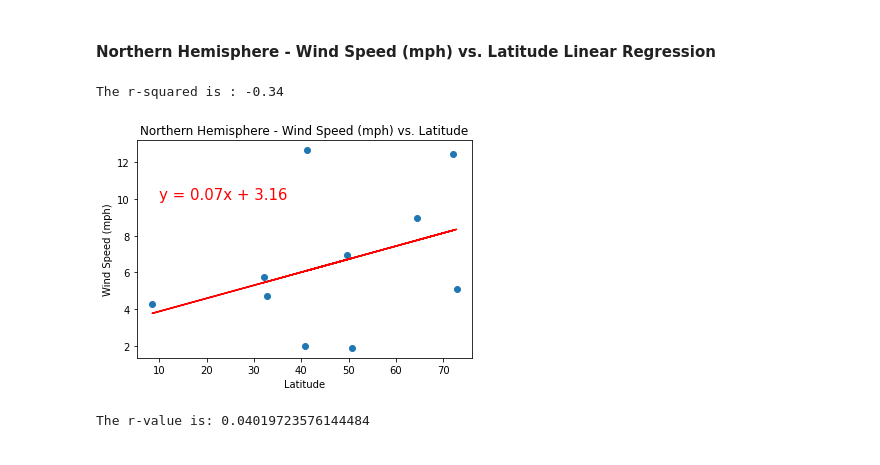
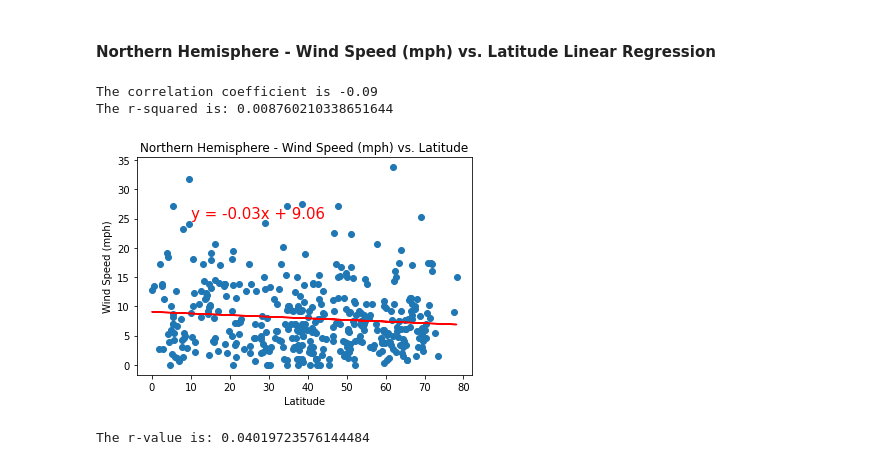
Before and after one commit to ambervanharskamp/python-api-challenge, a Jupyter notebook: starter_code/WeatherPy.ipynb, the cells around one changed output. Saved outputs shown, nothing was run; the diff lists cells and outputs as text; code cells hidden in the pictures.

```diff
--- a/starter_code/WeatherPy.ipynb
+++ b/starter_code/WeatherPy.ipynb
@@ -29,22 +29,22 @@ lng_range = (-180, 180)
 # %% [markdown]
 ## Generate Cities List
 # %%
-# # List for holding lat_lngs and cities
-# lat_lngs = []
-# cities = []
+# List for holding lat_lngs and cities
+lat_lngs = []
+cities = []
 
-# # Create a set of random lat and lng combinations
-# lats = np.random.uniform(lat_range[0], lat_range[1], size=1500)
-# lngs = np.random.uniform(lng_range[0], lng_range[1], size=1500)
-# lat_lngs = zip(lats, lngs)
+# Create a set of random lat and lng combinations
+lats = np.random.uniform(lat_range[0], lat_range[1], size=1500)
+lngs = np.random.uniform(lng_range[0], lng_range[1], size=1500)
+lat_lngs = zip(lats, lngs)
 
-# # Identify nearest city for each lat, lng combination
-# for lat_lng in lat_lngs:
-#     city = citipy.nearest_city(lat_lng[0], lat_lng[1]).city_name
+# Identify nearest city for each lat, lng combination
+for lat_lng in lat_lngs:
+    city = citipy.nearest_city(lat_lng[0], lat_lng[1]).city_name
 
-#     # If the city is unique, then add it to a our cities list
-#     if city not in cities:
-#         cities.append(city)
+    # If the city is unique, then add it to a our cities list
+    if city not in cities:
+        cities.append(city)
 
-# # Print the city count to confirm sufficient count
-# len(cities)
+# Print the city count to confirm sufficient count
+len(cities)
@@ -133,7 +141,7 @@ for index, city in enumerate(cities, start = 1):
         country.append(response["sys"]["country"])
         date_list.append(response["dt"])
 
-        if index_count > 9:
+        if index_count > 49:
             index_count = 1
             set_count = set_count + 1
 
@@ -434,10 +451,10 @@ southern_hemisphere = clean_city_data.loc[clean_city_data["Latitude"] < 0]
 def regression_scatter(x,y):
 
     #Calculate Pearson's Correlation Coefficient
-    correlation = st.pearsonr(x_values,y_values)
+    correlation = st.pearsonr(x,y)
 
     #Display the correlation coefficient
-    print(f"The r-squared is : {round(correlation[0],2)}")
+    print(f"The correlation coefficient is {round(correlation[0],2)}")
 
     # Add the linear regression equation and line to plot
     (slope, intercept, rvalue, pvalue, stderr) = linregress(x, y)
@@ -454,6 +471,9 @@ def regression_scatter(x,y):
     #Plot the line
     plt.plot(x,regression,"r-")
 
+    #Display the r-squared value
+    print(f"The r-squared is: {rvalue**2}")
+
     #Give the line equation
     return line
 
@@ -615,22 +653,23 @@ The r-value is: 0.0035263772085582894
 # %%
 # Use the regression_scatter function to perform the analysis
 analysis = regression_scatter(northern_hemisphere["Latitude"], northern_hemisphere["Wind Speed"])
 
 #Use the annotate function to plot the line and the equation on the scatter plot
-annotate(analysis, 10, 10)
+annotate(analysis, 10, 25)
 
 #Format scatterplot by adding a title
 plt.title("Northern Hemisphere - Wind Speed (mph) vs. Latitude")
 
 #Format scatterplot by adding axis titles
 plt.xlabel("Latitude")
 plt.ylabel("Wind Speed (mph)")
 
 # Save the figure
 plt.savefig("../output_data/Northern Hemisphere - Wind Speed vs. Latitude.png")
 # %% [output]
-The r-squared is : -0.34
+The correlation coefficient is -0.09
+The r-squared is: 0.008760210338651644
-[figure, old version]
+[figure, new version]
 # %%
 # %% [output]
 The r-value is: 0.04019723576144484
```
Also changed, not shown: parts of 34 cells of this notebook, 13 other files.
